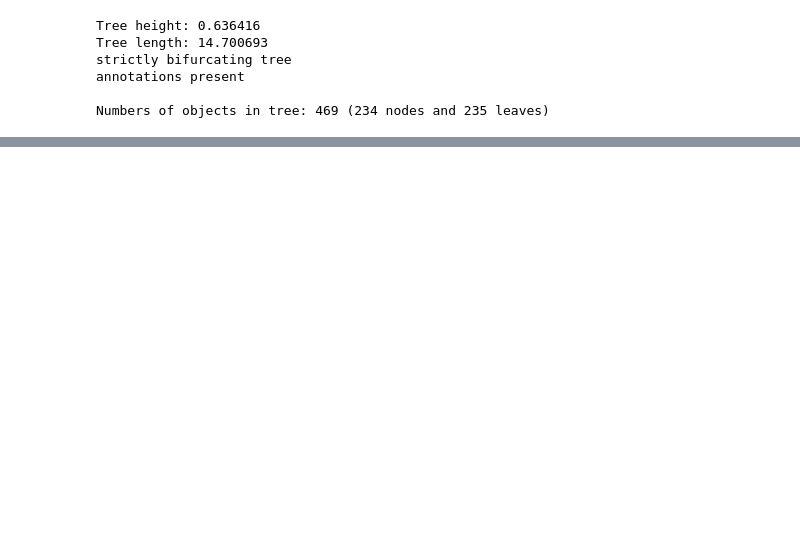
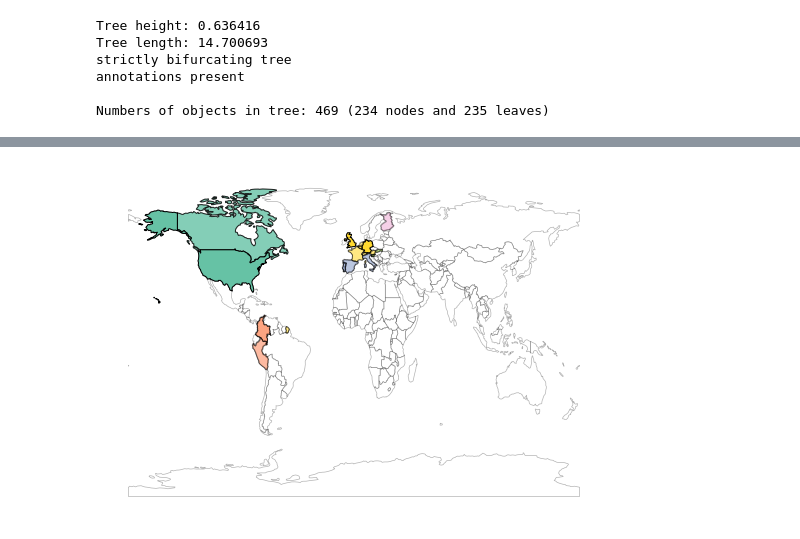
Before and after one commit to blab/mpox-dynamics, a Jupyter notebook: scripts/tree.ipynb, the cells around one changed output, grey strips where cells are left out. Saved outputs shown, nothing was run; the diff lists cells and outputs as text; code cells hidden in the pictures; blank space fills up the shorter version.

```diff
--- a/scripts/tree.ipynb
+++ b/scripts/tree.ipynb
@@ -156,0 +143,10 @@ plt.show()
+# %%
+country_code = {}
+
+for country in country_counts:
+    for k, v in region.items():
+        if country in k:
+            country_code[country] = color_code[v]
+
+country_code['United Kingdom'] = country_code.pop('UnitedKingdom')
+country_code['United States of America'] = country_code.pop('USA')
@@ -156,0 +156,26 @@ plt.show()
+# %%
+def alpha_world(country):
+    if country_counts[country] <=5:
+        a = 0.4
+    if country_counts[country] <= 10 and country_counts[country] > 5:
+        a = 0.6
+    if country_counts[country] <= 25 and country_counts[country] > 10:
+        a = 0.8
+    if country_counts[country] > 25:
+        a = 1
+    return a
+# %%
+world = geopandas.read_file(geopandas.datasets.get_path('naturalearth_lowres'))
+ax = world.plot(alpha=0.3, color="white", edgecolor="black", linewidth=0.5)
+
+for country in country_code:
+    world[world.name == country].plot(color=country_code[country],
+                                      ax=ax, edgecolor="black",
+                                      linewidth=0.75,
+                                      alpha=alpha_world(country))
+ax.set_axis_off()
+
+plt.savefig('map.png')
+plt.show()
+# %% [output]
+[figure, added]
```
Also changed, not shown: parts of 19 cells of this notebook.
